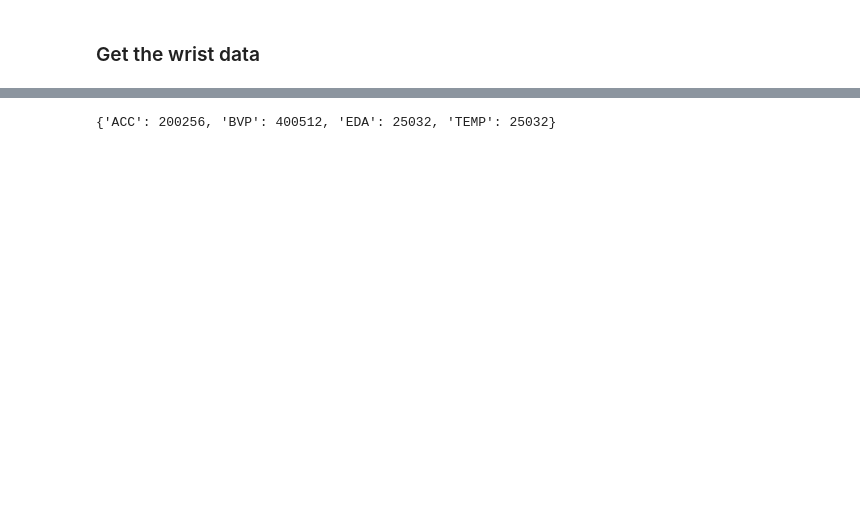
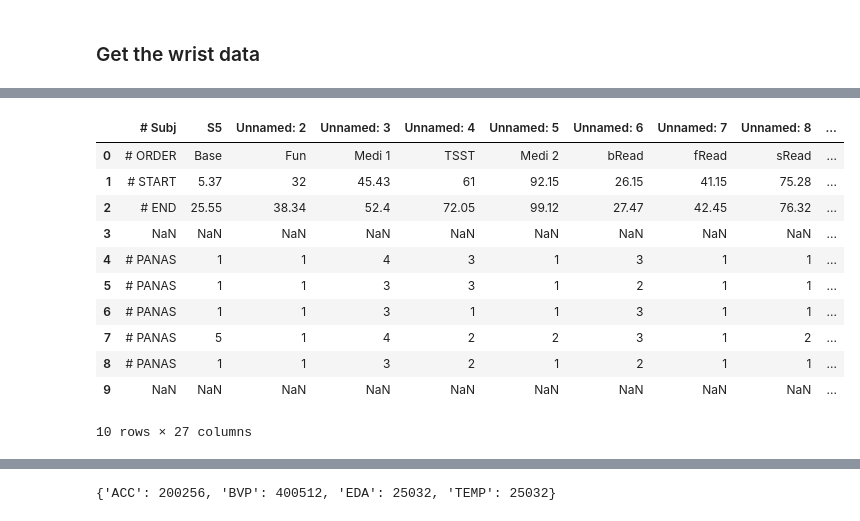
Before and after one commit to guillaume-azarias/Digital-Biomarker-Study, a Jupyter notebook: Prophet_WESAD_GridSearch.ipynb, the cells around one changed output, grey strips where cells are left out. Cells and saved outputs as stored; diff of their text form; code cells hidden in the pictures; blank space fills up the shorter version.

Commit message:
Generate table to show the timecourse of the experiment

```diff
--- a/Prophet_WESAD_GridSearch.ipynb
+++ b/Prophet_WESAD_GridSearch.ipynb
@@ -125,0 +310,18 @@ obj_data[subject] = read_data_of_one_subject(data_set_path, subject)
+# %%
+bp_data = pd.read_csv("/Users/guillaume/Documents/Projects/Data/WESAD/S5/S5_quest.csv", delimiter=';')
+# qgrid_widget = qgrid.show_grid(bp_data, show_toolbar=True)
+# qgrishow_gridrid(bp_data)
+bp_data.head(10)
+# %% [output]
+|  | # Subj | S5 | Unnamed: 2 | Unnamed: 3 | Unnamed: 4 | Unnamed: 5 | Unnamed: 6 | Unnamed: 7 | Unnamed: 8 | ... |
+| 0 | # ORDER | Base | Fun | Medi 1 | TSST | Medi 2 | bRead | fRead | sRead | ... |
+| 1 | # START | 5.37 | 32 | 45.43 | 61 | 92.15 | 26.15 | 41.15 | 75.28 | ... |
+| 2 | # END | 25.55 | 38.34 | 52.4 | 72.05 | 99.12 | 27.47 | 42.45 | 76.32 | ... |
+| 3 | NaN | NaN | NaN | NaN | NaN | NaN | NaN | NaN | NaN | ... |
+| 4 | # PANAS | 1 | 1 | 4 | 3 | 1 | 3 | 1 | 1 | ... |
+| 5 | # PANAS | 1 | 1 | 3 | 3 | 1 | 2 | 1 | 1 | ... |
+| 6 | # PANAS | 1 | 1 | 3 | 1 | 1 | 3 | 1 | 1 | ... |
+| 7 | # PANAS | 5 | 1 | 4 | 2 | 2 | 3 | 1 | 2 | ... |
+| 8 | # PANAS | 1 | 1 | 3 | 2 | 1 | 2 | 1 | 1 | ... |
+| 9 | NaN | NaN | NaN | NaN | NaN | NaN | NaN | NaN | NaN | ... |
+10 rows × 27 columns
```
Also changed, not shown: parts of 26 cells of this notebook, 1 other file.
